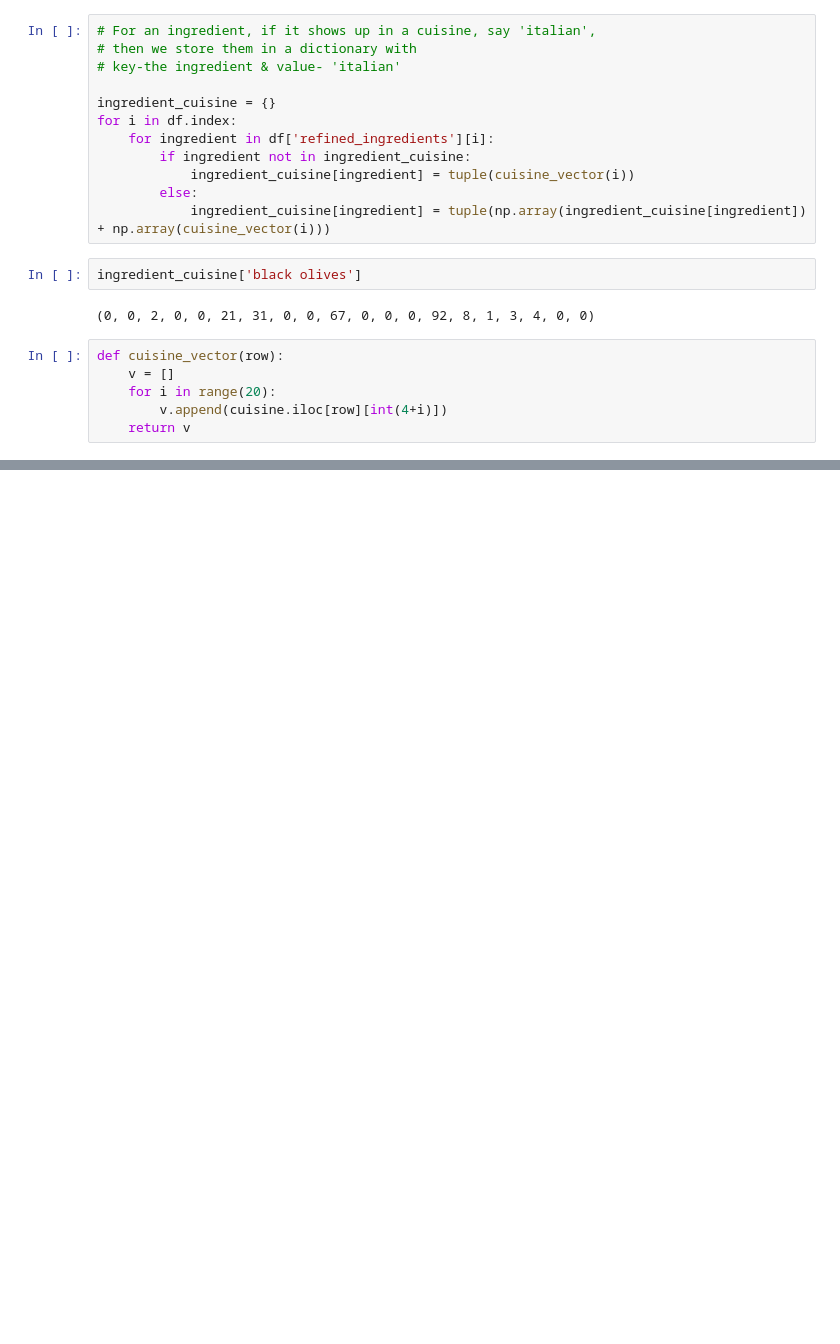
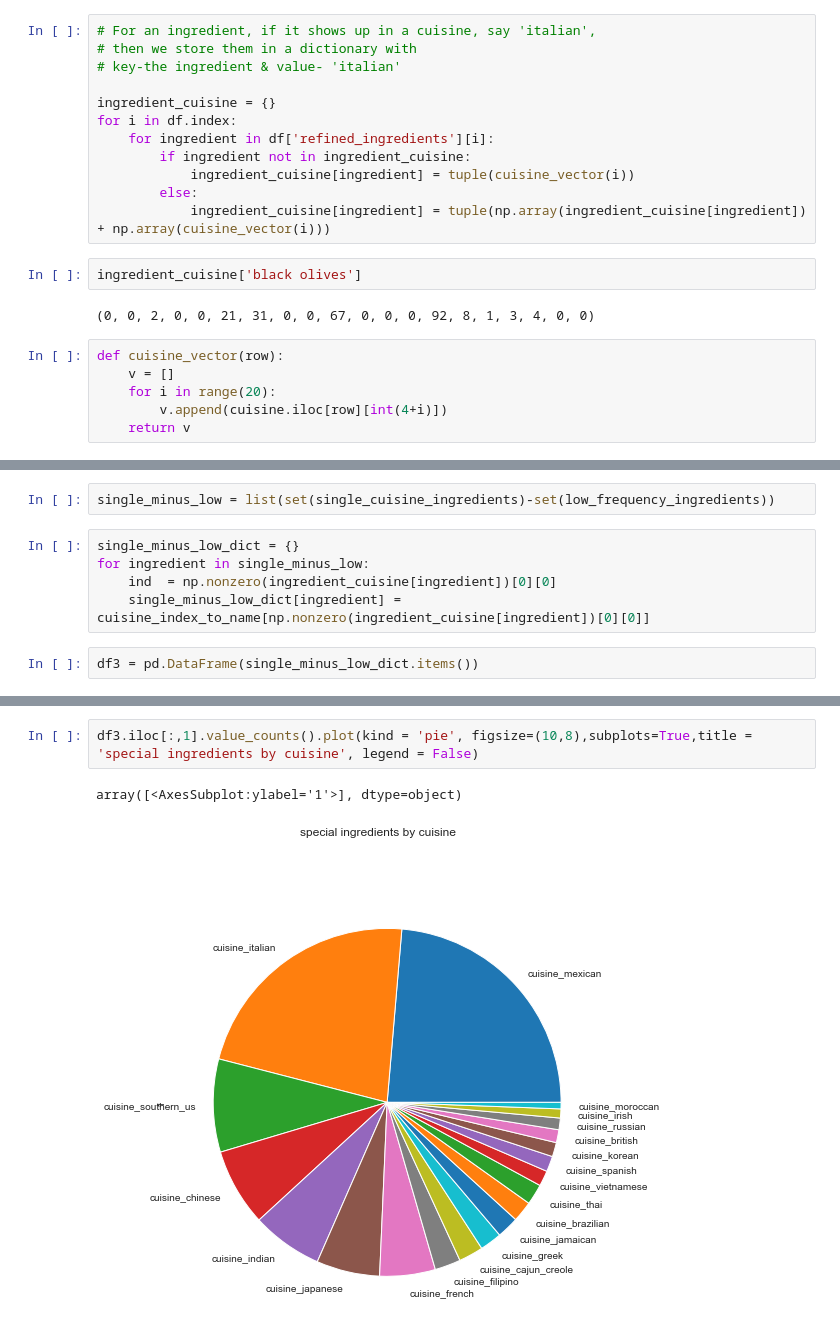
Before and after one commit to Goooo4it/Clementine-cuisine-prediction-project, a Jupyter notebook: EDA.ipynb, the cells around one changed output, grey strips where cells are left out. Cells and saved outputs as stored; diff of their text form; blank space fills up the shorter version.

```diff
--- a/EDA.ipynb
+++ b/EDA.ipynb
@@ -366,0 +505,9 @@ def cuisine_vector(row):
+# %%
+single_minus_low = list(set(single_cuisine_ingredients)-set(low_frequency_ingredients))
+# %%
+single_minus_low_dict = {}
+for ingredient in single_minus_low:
+    ind  = np.nonzero(ingredient_cuisine[ingredient])[0][0]
+    single_minus_low_dict[ingredient] = cuisine_index_to_name[np.nonzero(ingredient_cuisine[ingredient])[0][0]]
+# %%
+df3 = pd.DataFrame(single_minus_low_dict.items())
@@ -366,0 +534,5 @@ def cuisine_vector(row):
+# %%
+df3.iloc[:,1].value_counts().plot(kind = 'pie', figsize=(10,8),subplots=True,title = 'special ingredients by cuisine', legend = False)
+# %% [output]
+array([<AxesSubplot:ylabel='1'>], dtype=object)
+[figure, added]
```
Also changed, not shown: parts of 23 cells of this notebook.
